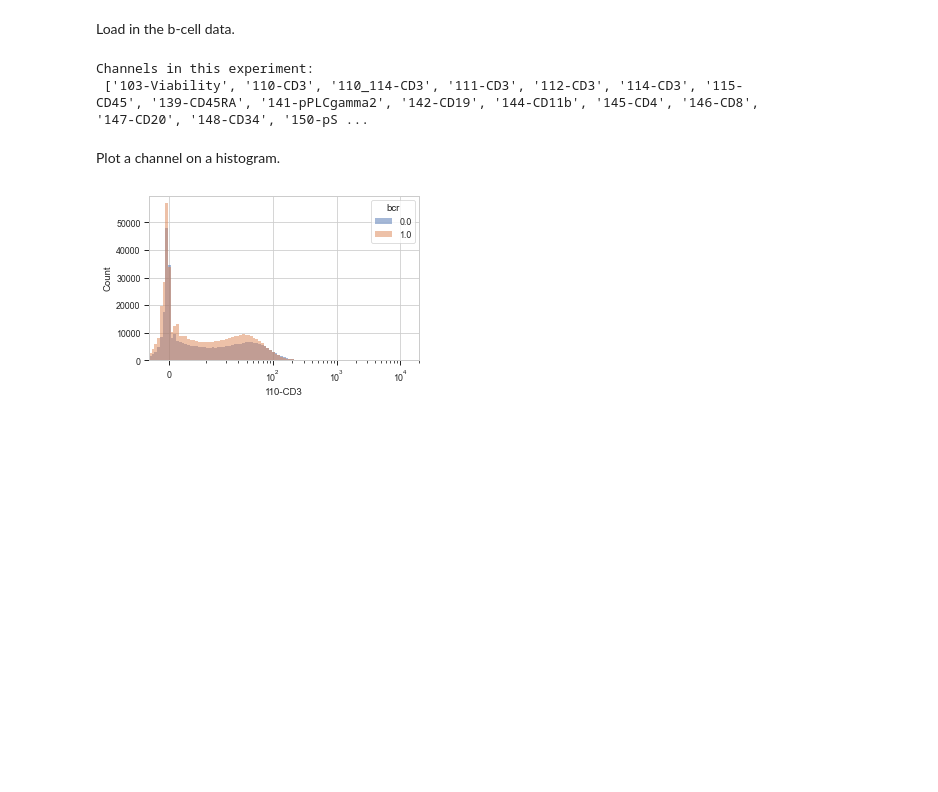
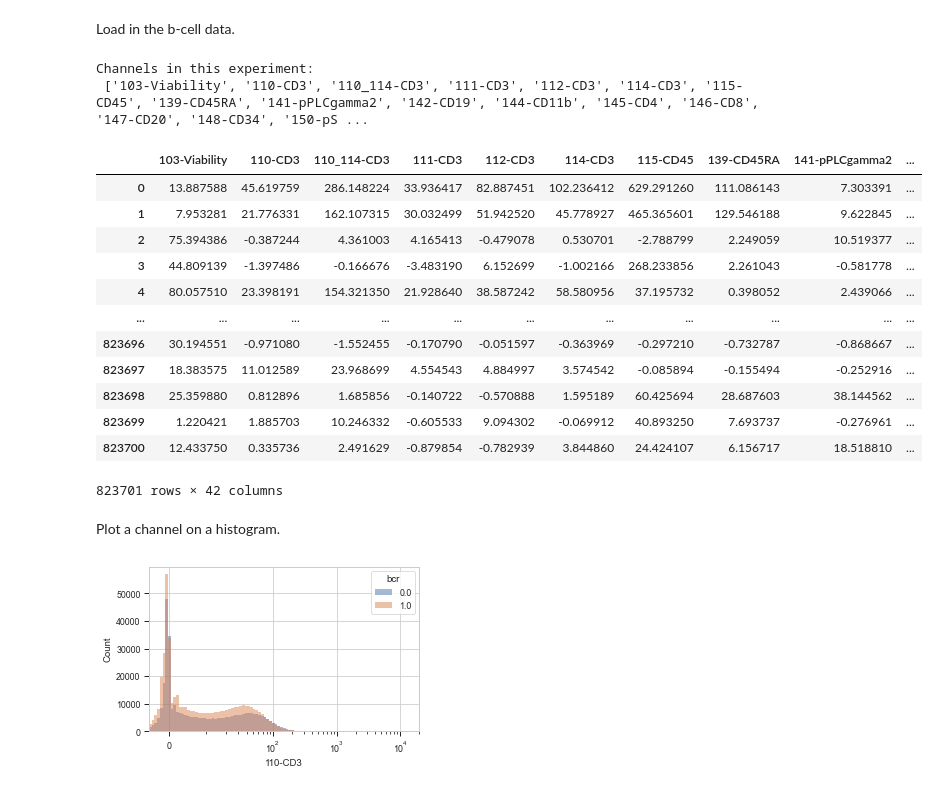
Before and after one commit to a-musipatla/predicting-patient-level-phenotypes-from-single-cell-data, a Jupyter notebook: scripts/b-cell-eda.ipynb, the cells around one changed output. Cells and saved outputs as stored; diff of their text form; code cells hidden in the pictures; blank space fills up the shorter version.

```diff
--- a/scripts/b-cell-eda.ipynb
+++ b/scripts/b-cell-eda.ipynb
@@ -38,6 +38,22 @@ print("Channels in this experiment: \n", ex.channels)
 # %% [output]
 Channels in this experiment:
  ['103-Viability', '110-CD3', '110_114-CD3', '111-CD3', '112-CD3', '114-CD3', '115-CD45', '139-CD45RA', '141-pPLCgamma2', '142-CD19', '144-CD11b', '145-CD4', '146-CD8', '147-CD20', '148-CD34', '150-pS ...
+# %%
+ex.data
+# %% [output]
+|  | 103-Viability | 110-CD3 | 110_114-CD3 | 111-CD3 | 112-CD3 | 114-CD3 | 115-CD45 | 139-CD45RA | 141-pPLCgamma2 | ... |
+| 0 | 13.887588 | 45.619759 | 286.148224 | 33.936417 | 82.887451 | 102.236412 | 629.291260 | 111.086143 | 7.303391 | ... |
+| 1 | 7.953281 | 21.776331 | 162.107315 | 30.032499 | 51.942520 | 45.778927 | 465.365601 | 129.546188 | 9.622845 | ... |
+| 2 | 75.394386 | -0.387244 | 4.361003 | 4.165413 | -0.479078 | 0.530701 | -2.788799 | 2.249059 | 10.519377 | ... |
+| 3 | 44.809139 | -1.397486 | -0.166676 | -3.483190 | 6.152699 | -1.002166 | 268.233856 | 2.261043 | -0.581778 | ... |
+| 4 | 80.057510 | 23.398191 | 154.321350 | 21.928640 | 38.587242 | 58.580956 | 37.195732 | 0.398052 | 2.439066 | ... |
+| ... | ... | ... | ... | ... | ... | ... | ... | ... | ... | ... |
+| 823696 | 30.194551 | -0.971080 | -1.552455 | -0.170790 | -0.051597 | -0.363969 | -0.297210 | -0.732787 | -0.868667 | ... |
+| 823697 | 18.383575 | 11.012589 | 23.968699 | 4.554543 | 4.884997 | 3.574542 | -0.085894 | -0.155494 | -0.252916 | ... |
+| 823698 | 25.359880 | 0.812896 | 1.685856 | -0.140722 | -0.570888 | 1.595189 | 60.425694 | 28.687603 | 38.144562 | ... |
+| 823699 | 1.220421 | 1.885703 | 10.246332 | -0.605533 | 9.094302 | -0.069912 | 40.893250 | 7.693737 | -0.276961 | ... |
+| 823700 | 12.433750 | 0.335736 | 2.491629 | -0.879854 | -0.782939 | 3.844860 | 24.424107 | 6.156717 | 18.518810 | ... |
+823701 rows × 42 columns
 # %% [markdown]
 Plot a channel on a histogram.
 # %%
```
